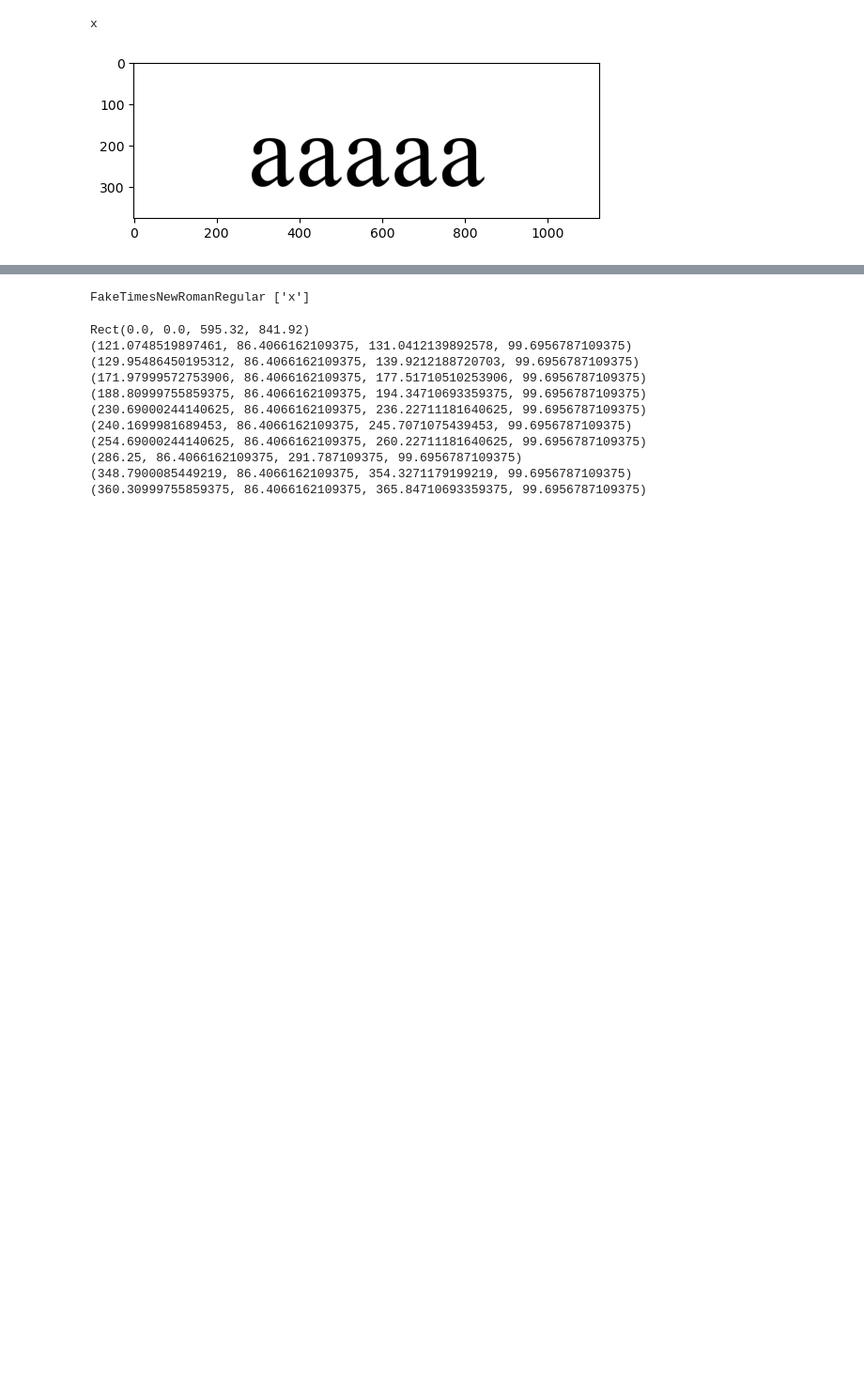
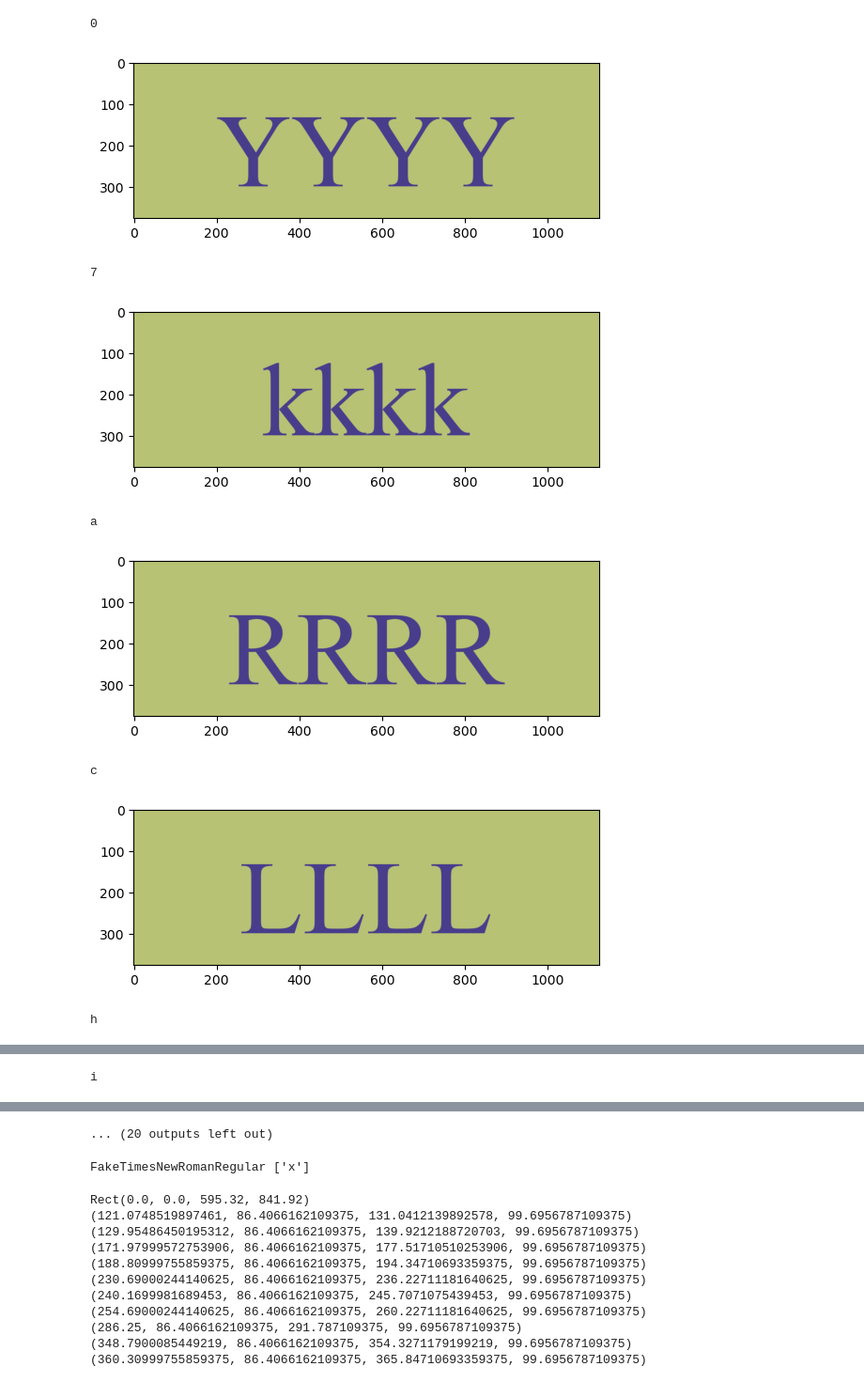
Before and after one commit to myxzlpltk/pre-plagiarism-check, a Jupyter notebook: research/method5.ipynb, the cells around one changed output, grey strips where cells are left out. Shown at 94% size. Drawn from its saved outputs; the diff is of its cells as text; code cells hidden in the pictures; blank space fills up the shorter version.

```diff
--- a/research/method5.ipynb
+++ b/research/method5.ipynb
@@ -14,10 +14,10 @@ from pprint import pprint
 from tqdm import tqdm
 
 # Initialize OCR
-reader = easyocr.Reader(['id', 'en'], gpu=True)
+reader = easyocr.Reader([], gpu=True)
 # %%
 # Define input
-filename = '../input/method5.pdf'
+filename = '../outputs/3.pdf'
 
 # Open file
 pdf = fitz.open(filename)
@@ -55,46 +55,53 @@ def draw_char(char, typeface, size):
     # Set font
     font = ImageFont.truetype(typeface, size)
     # Make empty image
-    img = Image.new('L', (W, H), color='white')
+    img = Image.new('RGB', (W, H), color='#B7C274')
     # Draw text to image
     draw = ImageDraw.Draw(img)
     _, _, w, h = font.getbbox(char)
-    draw.text(((W-w)/2,(H-h)/2), char, 0, font=font)
+    draw.text(((W-w)/2,(H-h)/2), char, fill='#483d8b', font=font)
 
     return np.asarray(img)
 
 # Get list possible character
-chars = list(string.ascii_letters)
+chars = list(string.digits + string.ascii_letters)
 
 # Setup problematic font map
 hashmap = {}
 
 # Loop through embedded fonts
 for filename, fontname in embedded_fonts:
     hashmap[fontname] = {}
     # Loop through characters
     for char in chars:
         # Render characters
-        img = draw_char(char * 5, '../fonts/' + filename, 250)
+        img = draw_char(char * 4, '../fonts/' + filename, 250)
         # Detect characters with OCR
         result = reader.readtext(img, allowlist=chars)
 
         # If character detected
         if len(result) > 0:
             # Calculate most character appear
             most_char, total = collections.Counter(result[0][1]).most_common(1)[0]
             # If char not the same
             if most_char.lower() != char.lower():
                 # Add to hash map
                 hashmap[fontname][char] = True
 
                 # Print char
                 print(char)
                 plt.imshow(img, cmap='gray')
                 plt.show()
 
     if len(hashmap[fontname].keys()) == 0:
         del hashmap[fontname]
 # %% [output]
-x
+0
-[figure, old version]
+[figure, new version]
+7
+[figure, added]
+a
+[figure, added]
+c
+[figure, added]
+h
@@ -100,0 +109 @@ x
+i
@@ -101,3 +111,4 @@ x
+... (20 outputs left out)
 # %%
 for key, value in hashmap.items():
     print(key, list(value.keys()))
```
Also changed, not shown: parts of 2 cells of this notebook, 11 other files.
